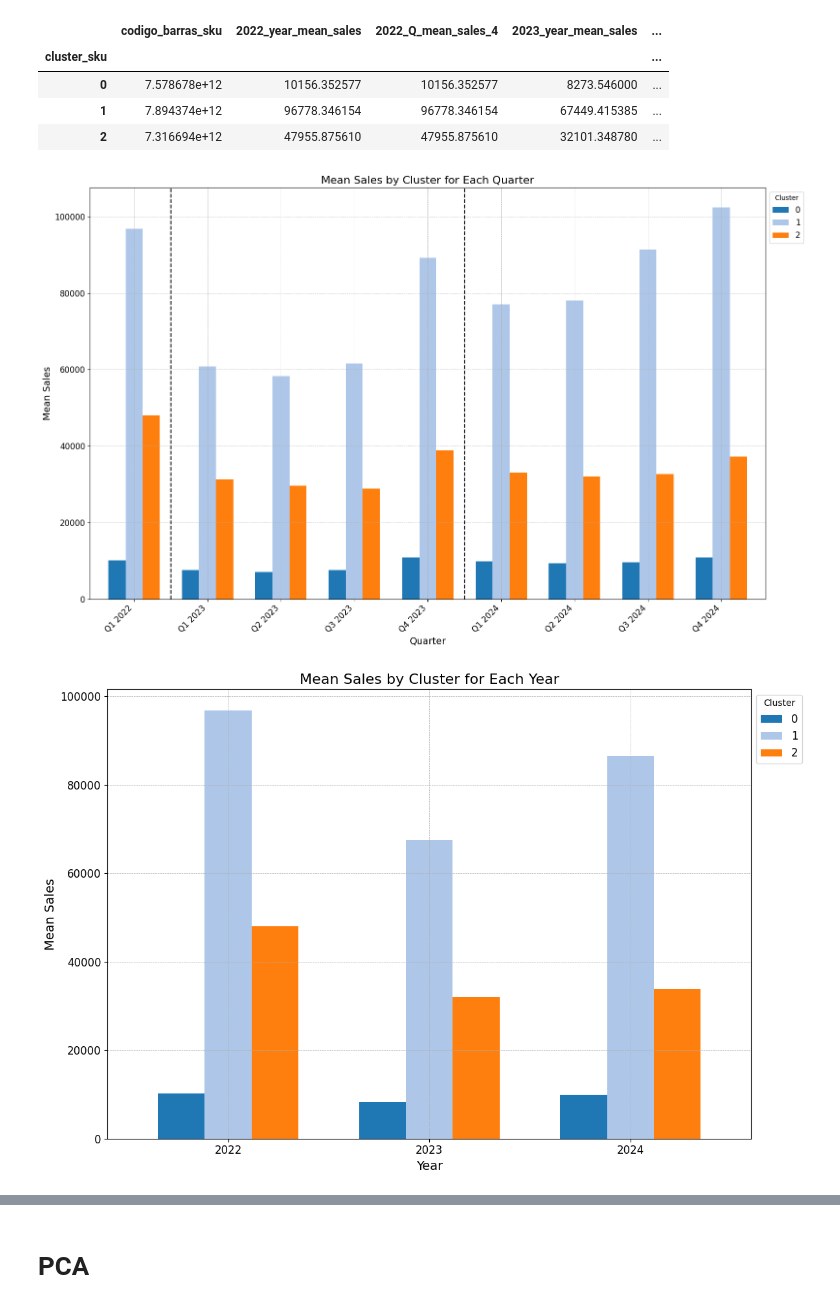
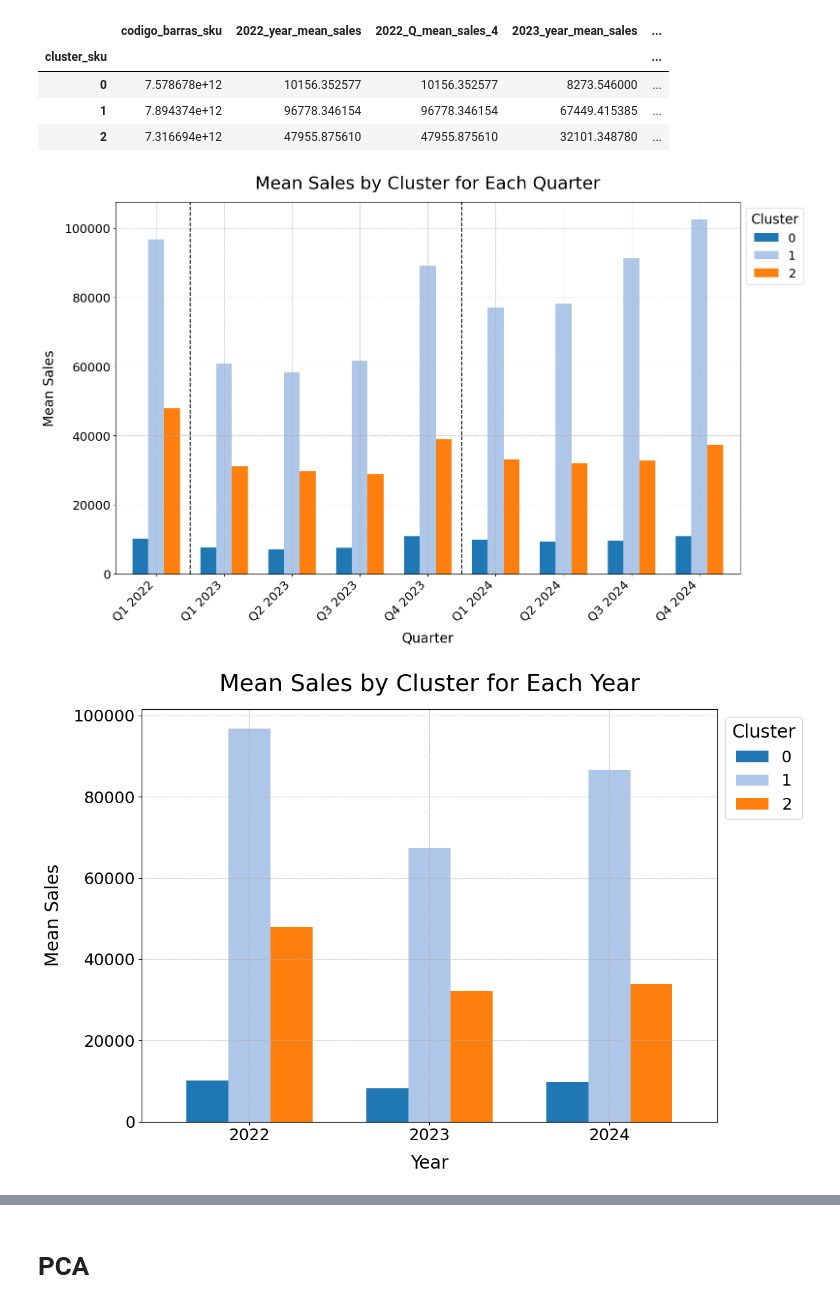
Before and after one commit to SantiagoRomanoOddone/MasterThesis, a Jupyter notebook: clustering/clustering_lab.ipynb, the cells around one changed output, grey strips where cells are left out. Saved outputs shown, nothing was run; the diff lists cells and outputs as text; code cells hidden in the pictures.

Commit message:
udating graphs

```diff
--- a/clustering/clustering_lab.ipynb
+++ b/clustering/clustering_lab.ipynb
@@ -619 +619,5 @@ all_metrics
 154 rows × 13 columns
+# %%
+filter = features[['codigo_barras_sku', 'cluster_sku']].drop_duplicates()
+all_metrics = all_metrics.merge(filter, on=['codigo_barras_sku'], how='inner')
+all_metrics
@@ -748,44 +766,58 @@ for year, columns in columns_by_year.items():
     cluster_means_year.columns = [f'{year}_Q{i+1}' for i in range(len(columns))]
     plot_data = pd.concat([plot_data, cluster_means_year], axis=1)
 
 # Transpose the data for plotting
 plot_data = plot_data.T
 
 # Create a DataFrame suitable for plotting
 plot_data.index = [col.split('_')[1] + ' ' + col.split('_')[0] for col in plot_data.index]  # Extract the quarter and year information
 
 # Define a consistent color palette
 color_palette = sns.color_palette('tab20', n_colors=plot_data.shape[1])
 
 # Create a color mapping for each cluster
 cluster_colors = {cluster: color for cluster, color in zip(cluster_means.index, color_palette)}
 
-# Plot the bar plot
+# Plot the bar plot with big fonts
 fig, ax = plt.subplots(figsize=(16, 10))
-plot_data.plot(kind='bar', ax=ax, width=0.7, color=[cluster_colors[cluster] for cluster in cluster_means.index])
+plot_data.plot(
+    kind='bar',
+    ax=ax,
+    width=0.7,
+    color=[cluster_colors[cluster] for cluster in cluster_means.index]
+)
 
 # Add vertical lines to separate the years
 year_end_2022 = len(columns_by_year['2022'])
 year_end_2023 = year_end_2022 + len(columns_by_year['2023'])
 plt.axvline(x=year_end_2022 - 0.5, color='black', linestyle='--')
 plt.axvline(x=year_end_2023 - 0.5, color='black', linestyle='--')
 
-# Set the labels and title
-ax.set_xlabel('Quarter', fontsize=14)
-ax.set_ylabel('Mean Sales', fontsize=14)
-ax.set_title('Mean Sales by Cluster for Each Quarter', fontsize=16)
-ax.legend(title='Cluster', fontsize=12, loc='upper left', bbox_to_anchor=(1, 1))
-ax.set_xticklabels(plot_data.index, rotation=45, ha='right', fontsize=12)
-ax.tick_params(axis='y', labelsize=12)
+# Set the labels and title with BIGGER font sizes
+ax.set_xlabel('Quarter', fontsize=20, labelpad=12)
+ax.set_ylabel('Mean Sales', fontsize=20, labelpad=12)
+ax.set_title('Mean Sales by Cluster for Each Quarter', fontsize=26, pad=20)
+
+# Bigger tick labels
+ax.set_xticklabels(plot_data.index, rotation=45, ha='right', fontsize=18)
+ax.tick_params(axis='y', labelsize=18)
+
+# Bigger legend title and labels
+legend = ax.legend(
+    title='Cluster',
+    title_fontsize=20,
+    fontsize=18,
+    loc='upper left',
+    bbox_to_anchor=(1, 1)
+)
 
 # Add grid lines
 ax.grid(True, which='both', linestyle='--', linewidth=0.5)
 
-# Show the plot
 plt.tight_layout()
 plt.show()
 # %% [output]
-[figure, old version]
+[figure, new version]
 # %%
 # Define the columns for the years
 columns_years = ['2022_year_mean_sales', '2023_year_mean_sales', '2024_year_mean_sales']
@@ -803,26 +835,40 @@ plot_data_years.index = ['2022', '2023', '2024']  # Set the index to the years
 color_palette = sns.color_palette('tab20', n_colors=plot_data_years.shape[1])
 
 
-# Plot the data
+# Plot the data with BIGGER fonts
 fig, ax = plt.subplots(figsize=(12, 8))
-plot_data_years.plot(kind='bar', ax=ax, width=0.7, color=color_palette)
+plot_data_years.plot(
+    kind='bar',
+    ax=ax,
+    width=0.7,
+    color=color_palette
+)
 
-# Set the labels and title
-ax.set_xlabel('Year', fontsize=14)
-ax.set_ylabel('Mean Sales', fontsize=14)
-ax.set_title('Mean Sales by Cluster for Each Year', fontsize=16)
-ax.legend(title='Cluster', fontsize=12, loc='upper left', bbox_to_anchor=(1, 1))
-ax.set_xticklabels(plot_data_years.index, rotation=0, fontsize=12)
-ax.tick_params(axis='y', labelsize=12)
+# Set the labels and title with BIG FONT SIZES
+ax.set_xlabel('Year', fontsize=20, labelpad=12)
+ax.set_ylabel('Mean Sales', fontsize=20, labelpad=12)
+ax.set_title('Mean Sales by Cluster for Each Year', fontsize=26, pad=20)
 
-# Add grid lines
+# Bigger ticks
+ax.set_xticklabels(plot_data_years.index, rotation=0, fontsize=18)
+ax.tick_params(axis='y', labelsize=18)
+
+# Bigger legend
+ax.legend(
+    title='Cluster',
+    title_fontsize=20,
+    fontsize=18,
+    loc='upper left',
+    bbox_to_anchor=(1, 1)
+)
+
+# Grid lines
 ax.grid(True, which='both', linestyle='--', linewidth=0.5)
 
-# Show the plot
 plt.tight_layout()
 plt.show()
 # %% [output]
-[figure, old version]
+[figure, new version]
 # %%
 # Get the value counts for the 'cluster' column
 cluster_counts = all_metrics['cluster_sku'].value_counts()
```
Also changed, not shown: parts of 4 cells of this notebook.
